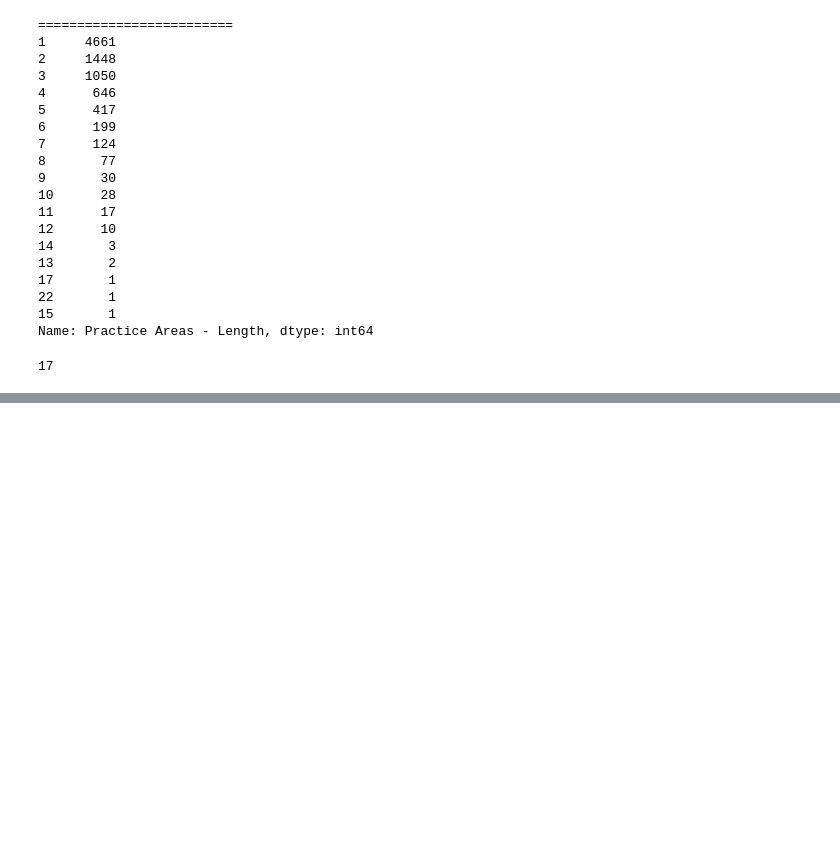
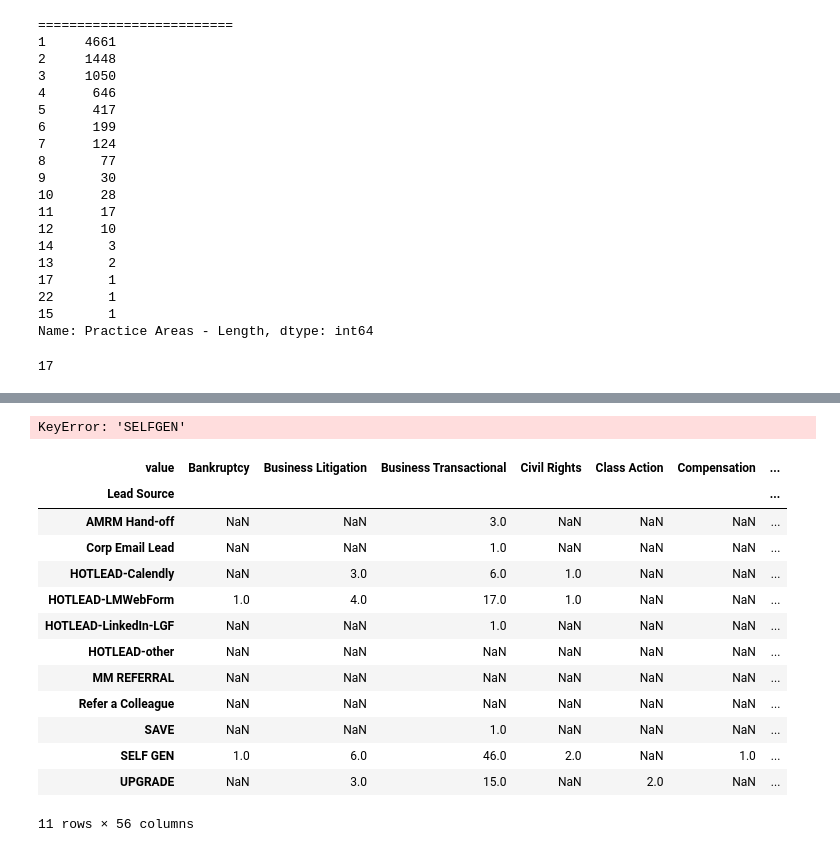
Before and after one commit to rapiinel/sales_rep_lead_preference, a Jupyter notebook: Untitled.ipynb, the cells around one changed output, grey strips where cells are left out. Drawn from its saved outputs; the diff is of its cells as text; code cells hidden in the pictures; blank space fills up the shorter version.

```diff
--- a/Untitled.ipynb
+++ b/Untitled.ipynb
@@ -236,0 +259,23 @@ oppty.df[['Process Tracking For']]
+# %%
+pvot_table = df_deal.pivot_table(index = 'Lead Source', columns = 'value', values = 'Process Tracking For', aggfunc='count')
+# %%
+pvot_table.sort_values(by = 'SELFGEN', ascending = False)
+# %% [output]
+KeyError: 'SELFGEN'
+# %%
+pvot_table
+# %% [output]
+| value | Bankruptcy | Business Litigation | Business Transactional | Civil Rights | Class Action | Compensation | ... |
+| Lead Source |  |  |  |  |  |  | ... |
+| AMRM Hand-off | NaN | NaN | 3.0 | NaN | NaN | NaN | ... |
+| Corp Email Lead | NaN | NaN | 1.0 | NaN | NaN | NaN | ... |
+| HOTLEAD-Calendly | NaN | 3.0 | 6.0 | 1.0 | NaN | NaN | ... |
+| HOTLEAD-LMWebForm | 1.0 | 4.0 | 17.0 | 1.0 | NaN | NaN | ... |
+| HOTLEAD-LinkedIn-LGF | NaN | NaN | 1.0 | NaN | NaN | NaN | ... |
+| HOTLEAD-other | NaN | NaN | NaN | NaN | NaN | NaN | ... |
+| MM REFERRAL | NaN | NaN | NaN | NaN | NaN | NaN | ... |
+| Refer a Colleague | NaN | NaN | NaN | NaN | NaN | NaN | ... |
+| SAVE | NaN | NaN | 1.0 | NaN | NaN | NaN | ... |
+| SELF GEN | 1.0 | 6.0 | 46.0 | 2.0 | NaN | 1.0 | ... |
+| UPGRADE | NaN | 3.0 | 15.0 | NaN | 2.0 | NaN | ... |
+11 rows × 56 columns
```
Also changed, not shown: parts of 17 cells of this notebook.
